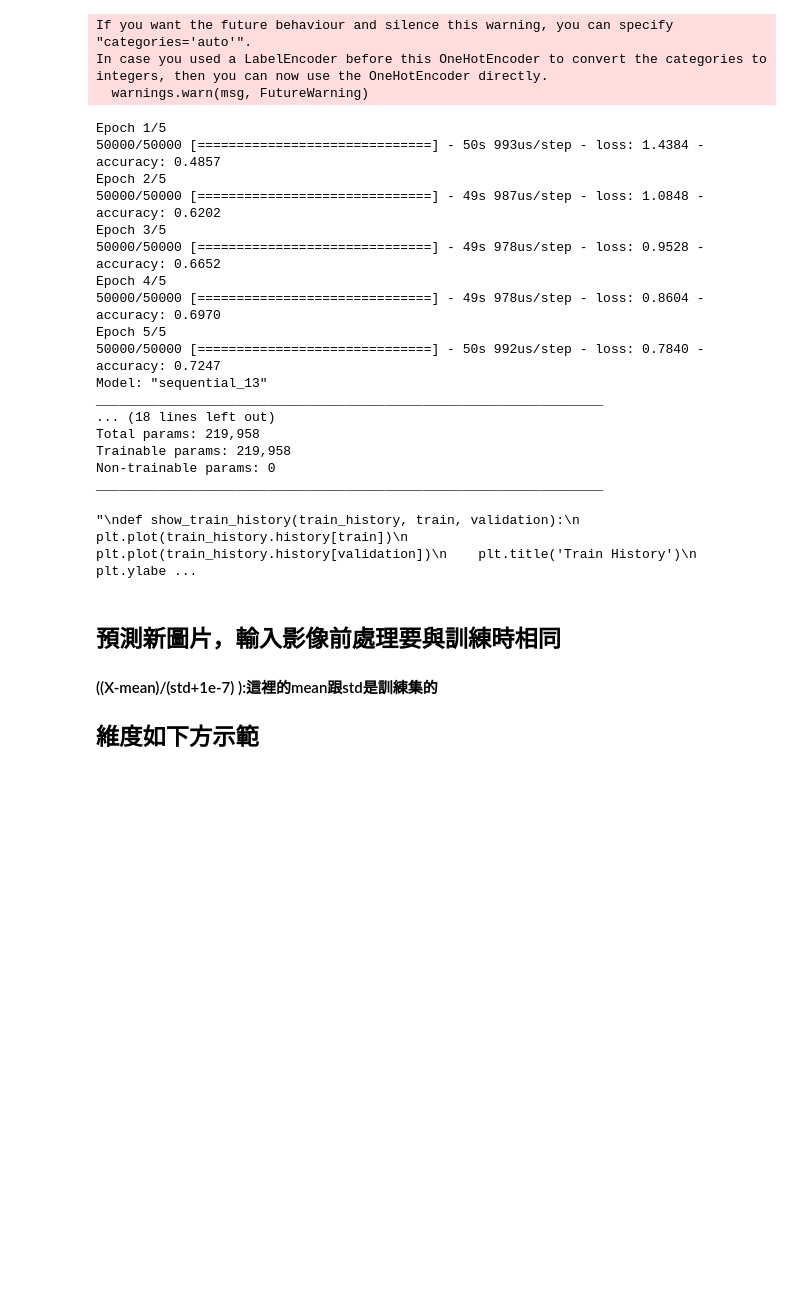
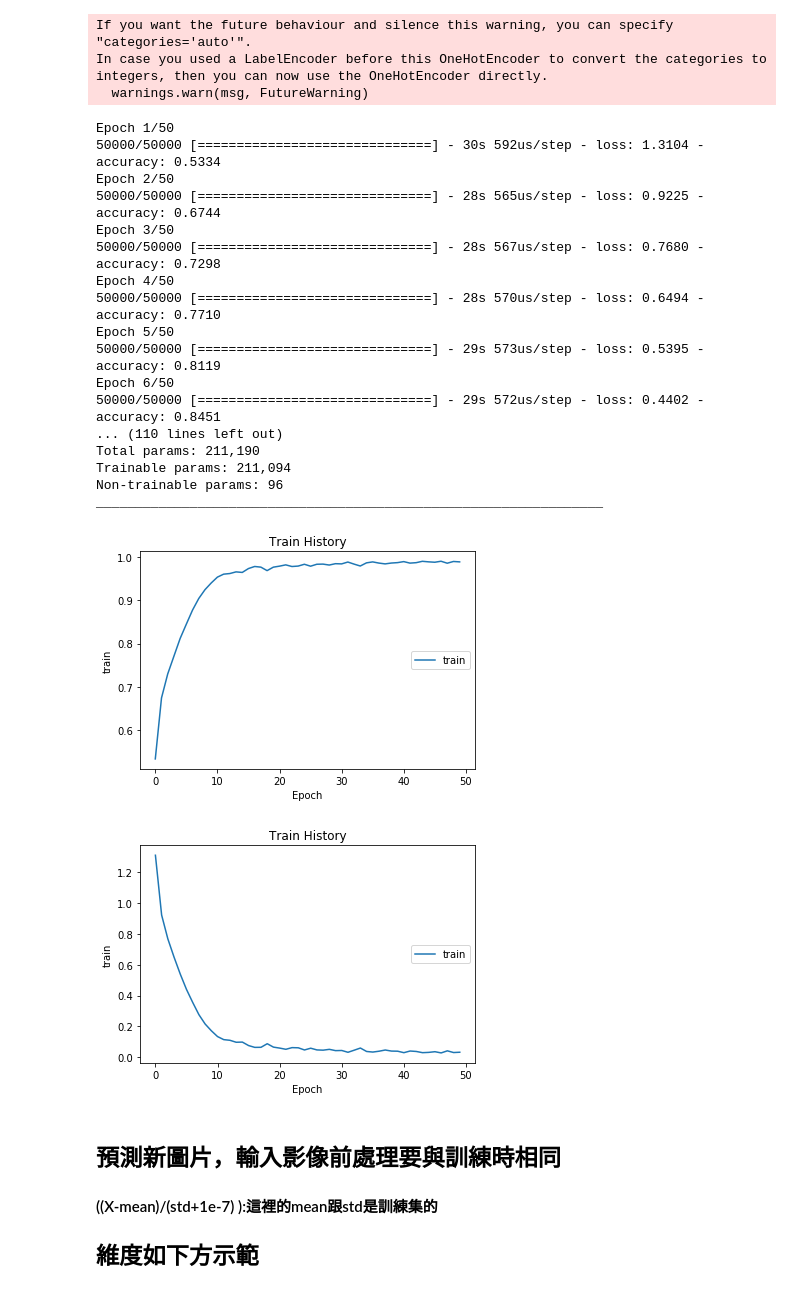
Before and after one commit to Chu-Te-Ethan-Chen/1st-DL-CVMarathon, a Jupyter notebook: homework/Day015_Cifar_HW.ipynb, the cells around one changed output. Cells and saved outputs as stored; diff of their text form; code cells hidden in the pictures; blank space fills up the shorter version.

```diff
--- a/homework/Day015_Cifar_HW.ipynb
+++ b/homework/Day015_Cifar_HW.ipynb
@@ -52,74 +52,69 @@ classifier=Sequential()
 #卷積組合
 classifier.add(Convolution2D(
     filters=16,
-    kernel_size=(5,5),
+    kernel_size=(3,3),
     padding='same',
     input_shape=(32,32,3),
     activation='relu')
 )
+classifier.add(BatchNormalization())
 classifier.add(MaxPooling2D(pool_size=(2,2)))
 #32,3,3,input_shape=(32,32,3),activation='relu''
-#classifier.add(BatchNormalization())
-
 
 #卷積組合
 classifier.add(Convolution2D(
     filters=32,
-    kernel_size=(5,5),
+    kernel_size=(3,3),
     padding='same',
     activation='relu')
 )
+classifier.add(BatchNormalization())
 classifier.add(MaxPooling2D(pool_size=(2,2)))
-#classifier.add(BatchNormalization())
-
-#dropout
-classifier.add(Dropout(0.25))
 
 #flatten
 classifier.add(Flatten())
 
 #FC
 classifier.add(Dense(output_dim=100,activation='relu')) #output_dim=100,activation=relu'自己設計FC層參數'
 
 #輸出
 classifier.add(Dense(output_dim=10,activation='softmax'))#輸出函數應該用什麼？
 
 #超過兩個就要選categorical_crossentrophy
 classifier.compile(optimizer = 'adam', loss = 'categorical_crossentropy', metrics = ['accuracy'])
-train_history = classifier.fit(x_train,y_train,batch_size=100,epochs=5)
+train_history = classifier.fit(x_train,y_train,batch_size=100,epochs=50)
 classifier.summary()
-'''
-def show_train_history(train_history, train, validation):
+
+def show_train_history(train_history, train):
     plt.plot(train_history.history[train])
-    plt.plot(train_history.history[validation])
     plt.title('Train History')
     plt.ylabel('train')
     plt.xlabel('Epoch')
-    plt.legend(['train', 'validation'], loc='center right')
+    plt.legend(['train'], loc='center right')
     plt.show()
 
-show_train_history(train_history, 'acc','val_acc')
-show_train_history(train_history, 'loss','val_loss')
-'''
+show_train_history(train_history, 'accuracy')
+show_train_history(train_history, 'loss')
 # %% [output]
-Epoch 1/5
-50000/50000 [==============================] - 50s 993us/step - loss: 1.4384 - accuracy: 0.4857
-Epoch 2/5
-50000/50000 [==============================] - 49s 987us/step - loss: 1.0848 - accuracy: 0.6202
-Epoch 3/5
-50000/50000 [==============================] - 49s 978us/step - loss: 0.9528 - accuracy: 0.6652
-Epoch 4/5
-50000/50000 [==============================] - 49s 978us/step - loss: 0.8604 - accuracy: 0.6970
-Epoch 5/5
-50000/50000 [==============================] - 50s 992us/step - loss: 0.7840 - accuracy: 0.7247
-Model: "sequential_13"
+Epoch 1/50
+50000/50000 [==============================] - 30s 592us/step - loss: 1.3104 - accuracy: 0.5334
+Epoch 2/50
+50000/50000 [==============================] - 28s 565us/step - loss: 0.9225 - accuracy: 0.6744
+Epoch 3/50
+50000/50000 [==============================] - 28s 567us/step - loss: 0.7680 - accuracy: 0.7298
+Epoch 4/50
+50000/50000 [==============================] - 28s 570us/step - loss: 0.6494 - accuracy: 0.7710
+Epoch 5/50
+50000/50000 [==============================] - 29s 573us/step - loss: 0.5395 - accuracy: 0.8119
+Epoch 6/50
+50000/50000 [==============================] - 29s 572us/step - loss: 0.4402 - accuracy: 0.8451
+... (110 lines left out)
+Total params: 211,190
+Trainable params: 211,094
+Non-trainable params: 96
 _________________________________________________________________
-... (18 lines left out)
-Total params: 219,958
-Trainable params: 219,958
-Non-trainable params: 0
-_________________________________________________________________
-"\ndef show_train_history(train_history, train, validation):\n    plt.plot(train_history.history[train])\n    plt.plot(train_history.history[validation])\n    plt.title('Train History')\n    plt.ylabe ...
+[figure, added]
+[figure, added]
 # %% [markdown]
 ## 預測新圖片，輸入影像前處理要與訓練時相同
 #### ((X-mean)/(std+1e-7) ):這裡的mean跟std是訓練集的
```
Also changed, not shown: parts of 1 cell of this notebook, 2 other files.
